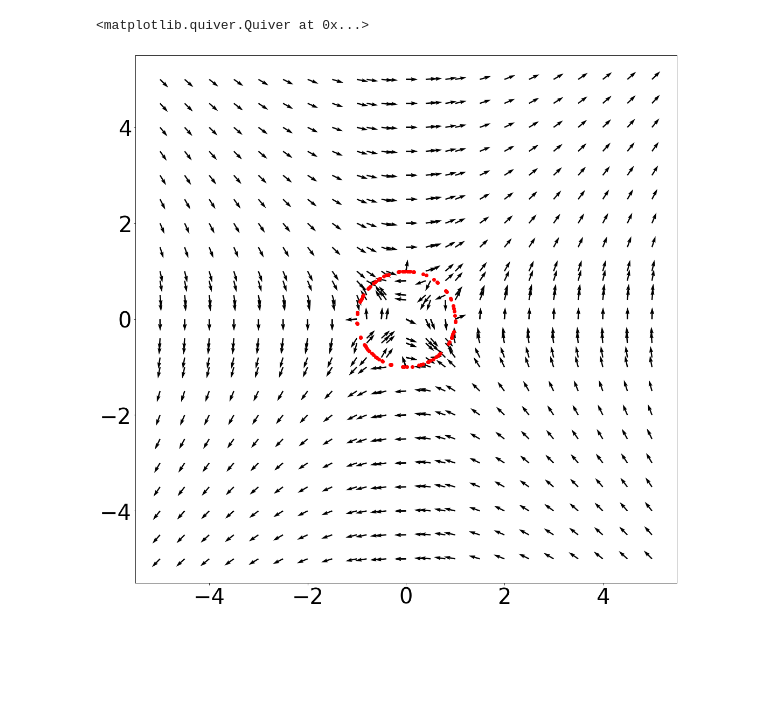
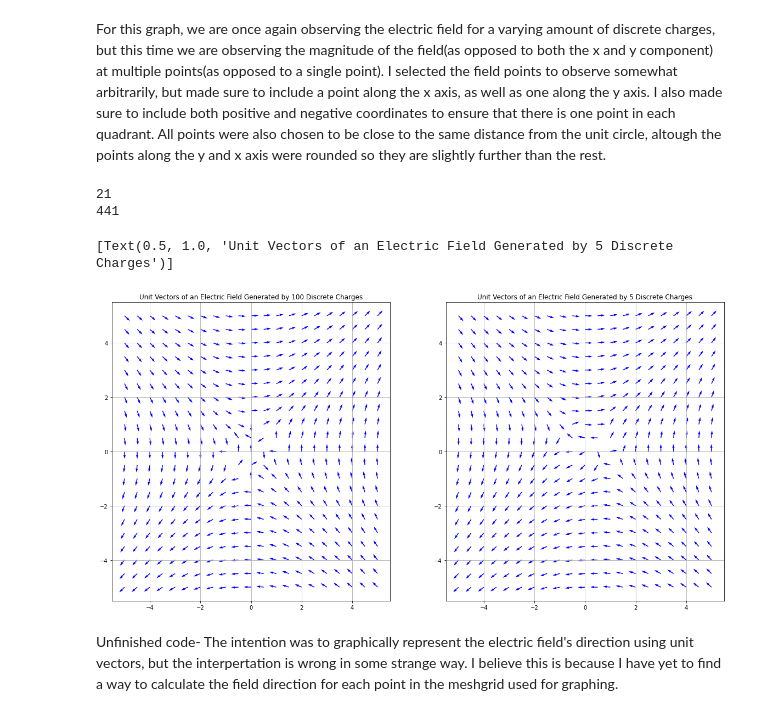
Before and after one commit to scottgilley/compositionproblem1, a Jupyter notebook: computational1.ipynb, the cells around one changed output. Saved outputs shown, nothing was run; the diff lists cells and outputs as text; code cells hidden in the pictures; blank space fills up the shorter version.

```diff
--- a/computational1.ipynb
+++ b/computational1.ipynb
@@ -94,0 +189,12 @@ ax.legend()
+# %%
+#Setting up our graph using matplotlibrary
+fig, ax = plt.subplots(figsize = (20, 20))
+labels = []
+for point in points:
+    labels.append(str(point))
+for i in range(len(points)):
+    ax.plot(n, points_data[i], lw = 3, label = labels[i])
+ax.grid()
+ax.set(xlabel = 'Number of Discrete Charges', ylabel = "Electric Field At Chosen Field Point (V/m)", title = 'Electric Field at Several Points Calculated with an Increasing Number of Discrete Charges')
+matplotlib.rcParams.update({'font.size': 40})
+ax.legend()
@@ -95,32 +204,62 @@ ax.legend()
+# %% [markdown]
+For this graph, we are once again observing the electric field for a varying amount of discrete charges, but this time we are observing the magnitude of the field(as opposed to both the x and y component) at multiple points(as opposed to a single point). I selected the field points to observe somewhat arbitrarily, but made sure to include a point along the x axis, as well as one along the y axis. I also made sure to include both positive and negative coordinates to ensure that there is one point in each quadrant. All points were also chosen to be close to the same distance from the unit circle, altough the points along the y and x axis were rounded so they are slightly further than the rest.
 # %%
-
-
+#Setting up graph using matplotlibrary
+fig, (ax1, ax2) = plt.subplots(1,2, figsize = (20, 10))
+ax1.grid()
 #Generate new set of charges to plot graphically, and plot as plot = True
-plot1_charges = charge_arrange(1, 100, True, ax1)
+plot1_charges = charge_arrange(1, 100, ax1, True)
 
 #Places to store data to put into our quiver plot
 e_field_data_100x = []
 e_field_data_100y = []
 
 #Set up our grid to graph and calculate our field at
-x = np.append(np.linspace(-5, 5, 21), np.linspace(-0.8, 0.8, 5))
+x = np.linspace(-5, 5, 21)
 y = x
 xx, yy = np.meshgrid(x, y)
 
 #For loop calculates field at each point of the graph, and also seperates the x and y component
 for xpos in x:
     for ypos in y:
         x_val, y_val = get_e_field((xpos, ypos), plot1_charges)
         e_mag = np.sqrt(x_val**2 + y_val**2)
         x_dir = x_val / e_mag
         y_dir = y_val / e_mag
         e_field_data_100x.append(x_dir)
         e_field_data_100y.append(y_dir)
+#Quiver Plot for direction of E field
+print(len(xx))
+print(len(e_field_data_100x))
+ax1.quiver(xx, yy, e_field_data_100x, e_field_data_100y, color = 'blue', label = 'Direction of Electric Field')
+ax1.set(title = 'Unit Vectors of an Electric Field Generated by 100 Discrete Charges')
+#ax1.tricontourf(x, y, field_magnitude_data)
+matplotlib.rcParams.update({'font.size': 10})
+ax2.grid()
+#Generate new set of charges to plot graphically, and plot as plot = True
+plot1_charges = charge_arrange(1, 5, ax2, True)
 
-#Setting up graph using matplotlibrary
-fig, ax1 = plt.subplots(figsize = (18, 18))
-ax1.quiver(xx, yy, e_field_data_100x, e_field_data_100y, cmap = 'autumn')
+#Places to store data to put into our quiver plot
+e_field_data_100x = []
+e_field_data_100y = []
+#For loop calculates field at each point of the graph, and also seperates the x and y component
+for xpos in x:
+    for ypos in y:
+        x_val, y_val = get_e_field((xpos, ypos), plot1_charges)
+        e_mag = np.sqrt(x_val**2 + y_val**2)
+        x_dir = x_val / e_mag
+        y_dir = y_val / e_mag
+        e_field_data_100x.append(x_dir)
+        e_field_data_100y.append(y_dir)
+
+#Quiver Plot for direction of E field
+ax2.quiver(xx, yy, e_field_data_100x, e_field_data_100y, color = 'blue', label = 'Direction of Electric Field')
+ax2.set(title = 'Unit Vectors of an Electric Field Generated by 5 Discrete Charges')
 #ax1.tricontourf(x, y, field_magnitude_data)
 # %% [output]
-<matplotlib.quiver.Quiver at 0x...>
+21
+441
+[Text(0.5, 1.0, 'Unit Vectors of an Electric Field Generated by 5 Discrete Charges')]
-[figure, old version]
+[figure, new version]
+# %% [markdown]
+Unfinished code- The intention was to graphically represent the electric field's direction using unit vectors, but the interpertation is wrong in some strange way. I believe this is because I have yet to find a way to calculate the field direction for each point in the meshgrid used for graphing.
```
Also changed, not shown: parts of 6 cells of this notebook.
